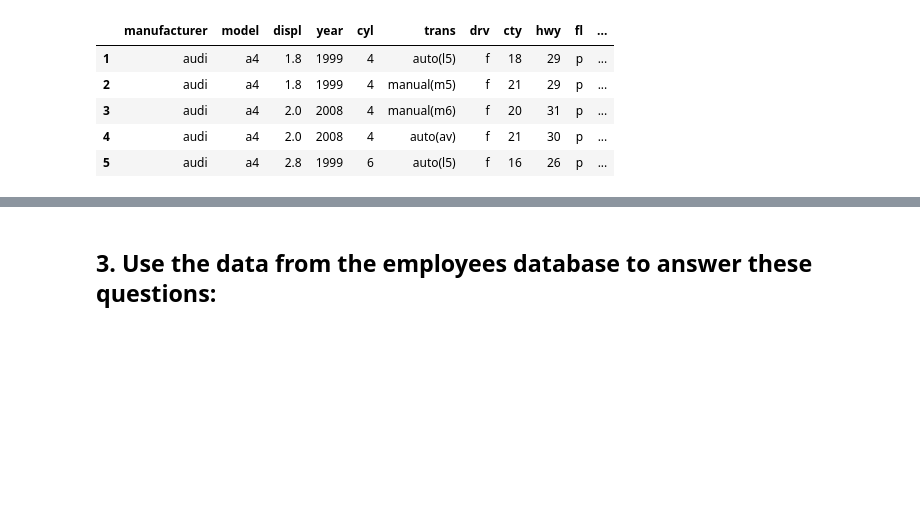
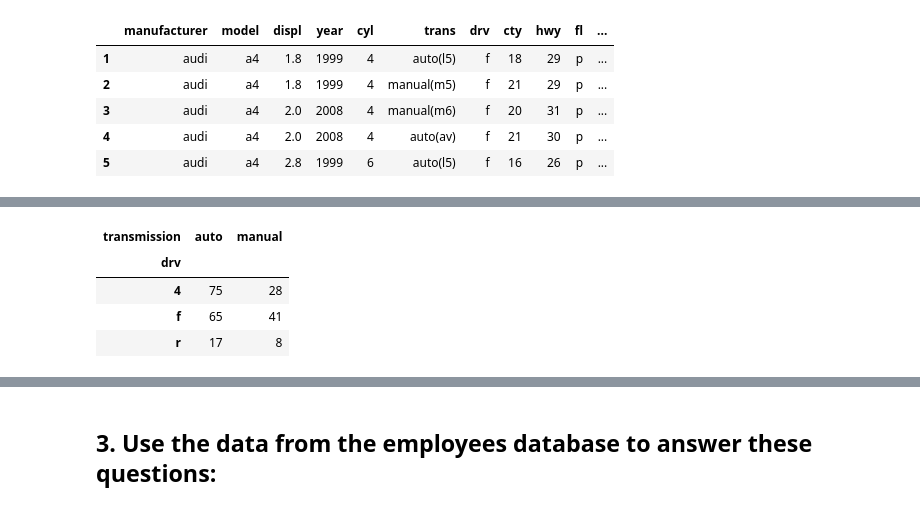
Before and after one commit to CSolitaire/statistics-exercises, a Jupyter notebook: hypothesis_testing.ipynb, the cells around one changed output, grey strips where cells are left out. Saved outputs shown, nothing was run; the diff lists cells and outputs as text; code cells hidden in the pictures; blank space fills up the shorter version.

```diff
--- a/hypothesis_testing.ipynb
+++ b/hypothesis_testing.ipynb
@@ -1142,0 +1159,9 @@ mpg_chi.head()
+# %%
+observed = pd.crosstab(mpg_chi.drv, mpg_chi.transmission)
+observed
+# %% [output]
+| transmission | auto | manual |
+| drv |  |  |
+| 4 | 75 | 28 |
+| f | 65 | 41 |
+| r | 17 | 8 |
```
Also changed, not shown: parts of 10 cells of this notebook.
